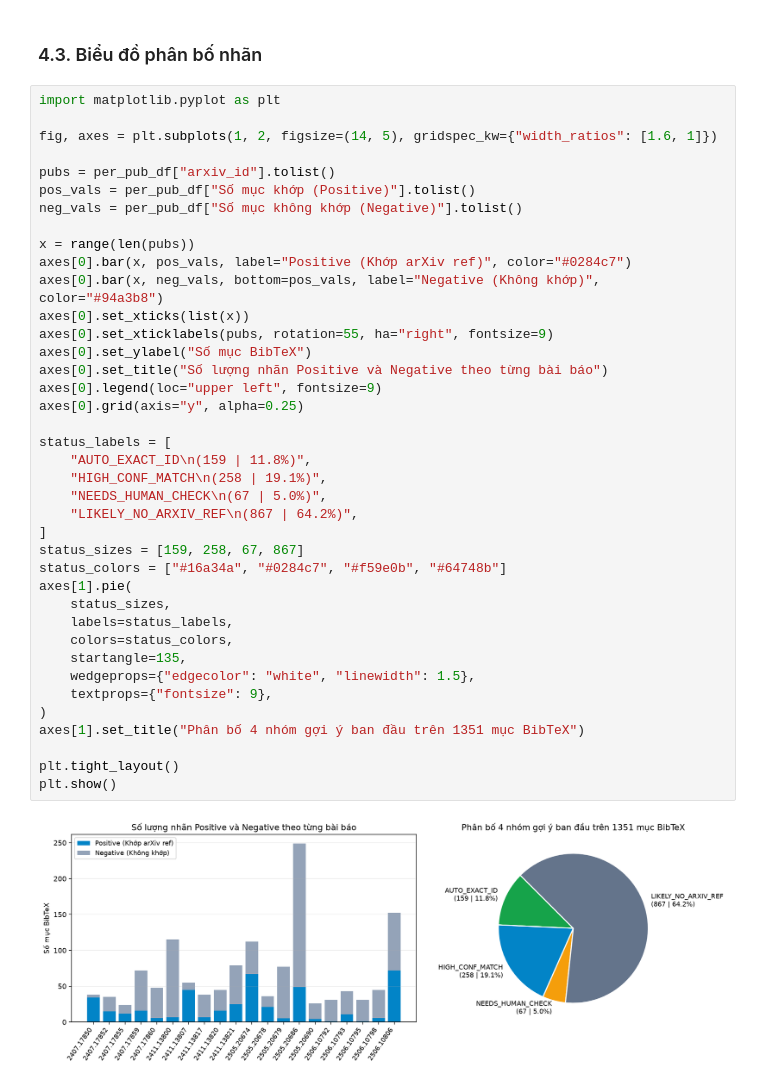
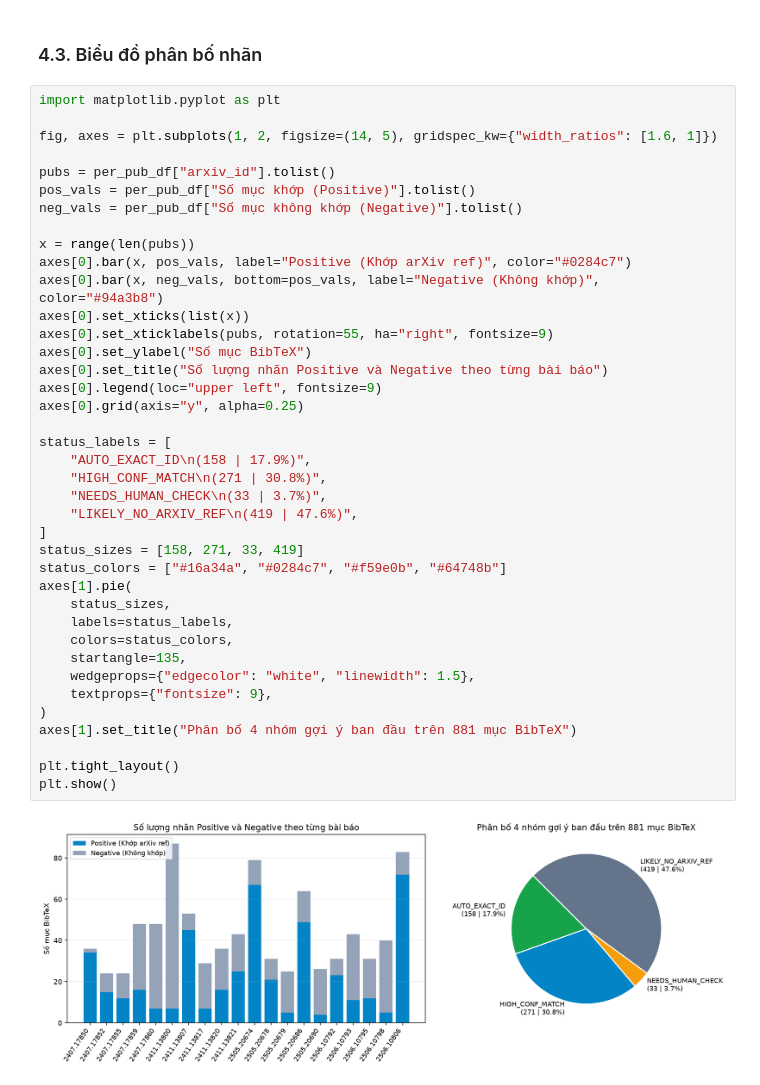
Before and after one commit to KhoaTapCode2006/NMKHDL_Nhom11, a Jupyter notebook: reports/Manual_Labeling_Report.ipynb, the cells around one changed output. Drawn from its saved outputs; the diff is of its cells as text.

```diff
--- a/reports/Manual_Labeling_Report.ipynb
+++ b/reports/Manual_Labeling_Report.ipynb
@@ -484,37 +497,37 @@ fig, axes = plt.subplots(1, 2, figsize=(14, 5), gridspec_kw={"width_ratios": [1.
 
 pubs = per_pub_df["arxiv_id"].tolist()
 pos_vals = per_pub_df["Số mục khớp (Positive)"].tolist()
 neg_vals = per_pub_df["Số mục không khớp (Negative)"].tolist()
 
 x = range(len(pubs))
 axes[0].bar(x, pos_vals, label="Positive (Khớp arXiv ref)", color="#0284c7")
 axes[0].bar(x, neg_vals, bottom=pos_vals, label="Negative (Không khớp)", color="#94a3b8")
 axes[0].set_xticks(list(x))
 axes[0].set_xticklabels(pubs, rotation=55, ha="right", fontsize=9)
 axes[0].set_ylabel("Số mục BibTeX")
 axes[0].set_title("Số lượng nhãn Positive và Negative theo từng bài báo")
 axes[0].legend(loc="upper left", fontsize=9)
 axes[0].grid(axis="y", alpha=0.25)
 
 status_labels = [
-    "AUTO_EXACT_ID\n(159 | 11.8%)",
-    "HIGH_CONF_MATCH\n(258 | 19.1%)",
-    "NEEDS_HUMAN_CHECK\n(67 | 5.0%)",
-    "LIKELY_NO_ARXIV_REF\n(867 | 64.2%)",
+    "AUTO_EXACT_ID\n(158 | 17.9%)",
+    "HIGH_CONF_MATCH\n(271 | 30.8%)",
+    "NEEDS_HUMAN_CHECK\n(33 | 3.7%)",
+    "LIKELY_NO_ARXIV_REF\n(419 | 47.6%)",
 ]
-status_sizes = [159, 258, 67, 867]
+status_sizes = [158, 271, 33, 419]
 status_colors = ["#16a34a", "#0284c7", "#f59e0b", "#64748b"]
 axes[1].pie(
     status_sizes,
     labels=status_labels,
     colors=status_colors,
     startangle=135,
     wedgeprops={"edgecolor": "white", "linewidth": 1.5},
     textprops={"fontsize": 9},
 )
-axes[1].set_title("Phân bố 4 nhóm gợi ý ban đầu trên 1351 mục BibTeX")
+axes[1].set_title("Phân bố 4 nhóm gợi ý ban đầu trên 881 mục BibTeX")
 
 plt.tight_layout()
 plt.show()
 # %% [output]
-[figure, old version]
+[figure, new version]
```
Also changed, not shown: parts of 5 cells of this notebook, 1 other file.
